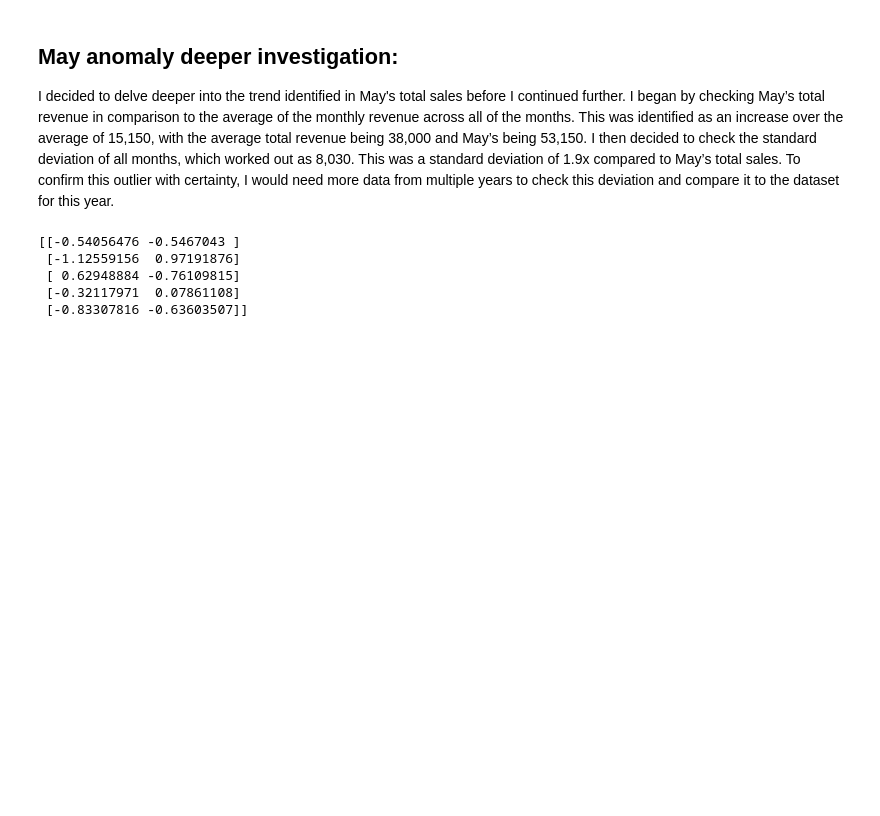
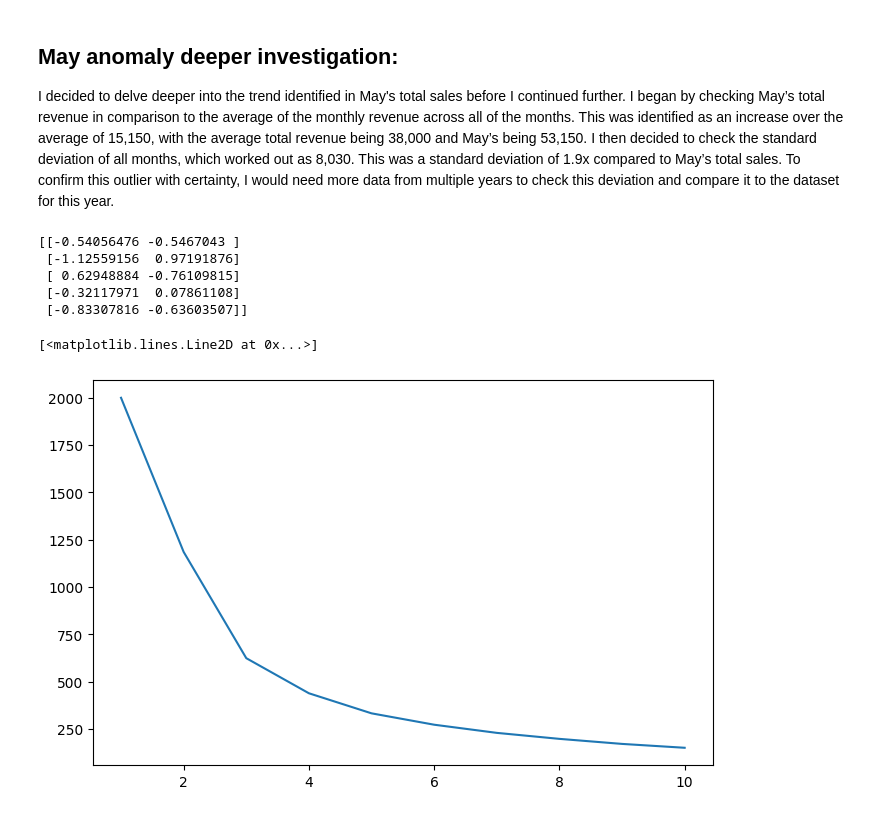
Before and after one commit to HayleyBunny/Retail-Data-Analysis, a Jupyter notebook: Retail Analysis.ipynb, the cells around one changed output. Saved outputs shown, nothing was run; the diff lists cells and outputs as text; code cells hidden in the pictures; blank space fills up the shorter version.

```diff
--- a/Retail Analysis.ipynb
+++ b/Retail Analysis.ipynb
@@ -321,3 +321,21 @@ print(cluster_data_scaled[:5])
  [ 0.62948884 -0.76109815]
  [-0.32117971  0.07861108]
  [-0.83307816 -0.63603507]]
+# %%
+from sklearn.cluster import KMeans
+
+#elbow method for the best kmeans cluster number:
+
+elbow_meth_list = []
+for i in range(1,11):
+    kmeans = KMeans(n_clusters=i, random_state=42)
+    kmeans.fit(cluster_data_scaled)
+
+    elbow_meth_list.append(kmeans.inertia_)
+
+
+plt.figure(figsize=(8,5))
+plt.plot(range(1, 11), elbow_meth_list)
+# %% [output]
+[<matplotlib.lines.Line2D at 0x...>]
+[figure, added]
```
Also changed, not shown: parts of 3 cells of this notebook.
